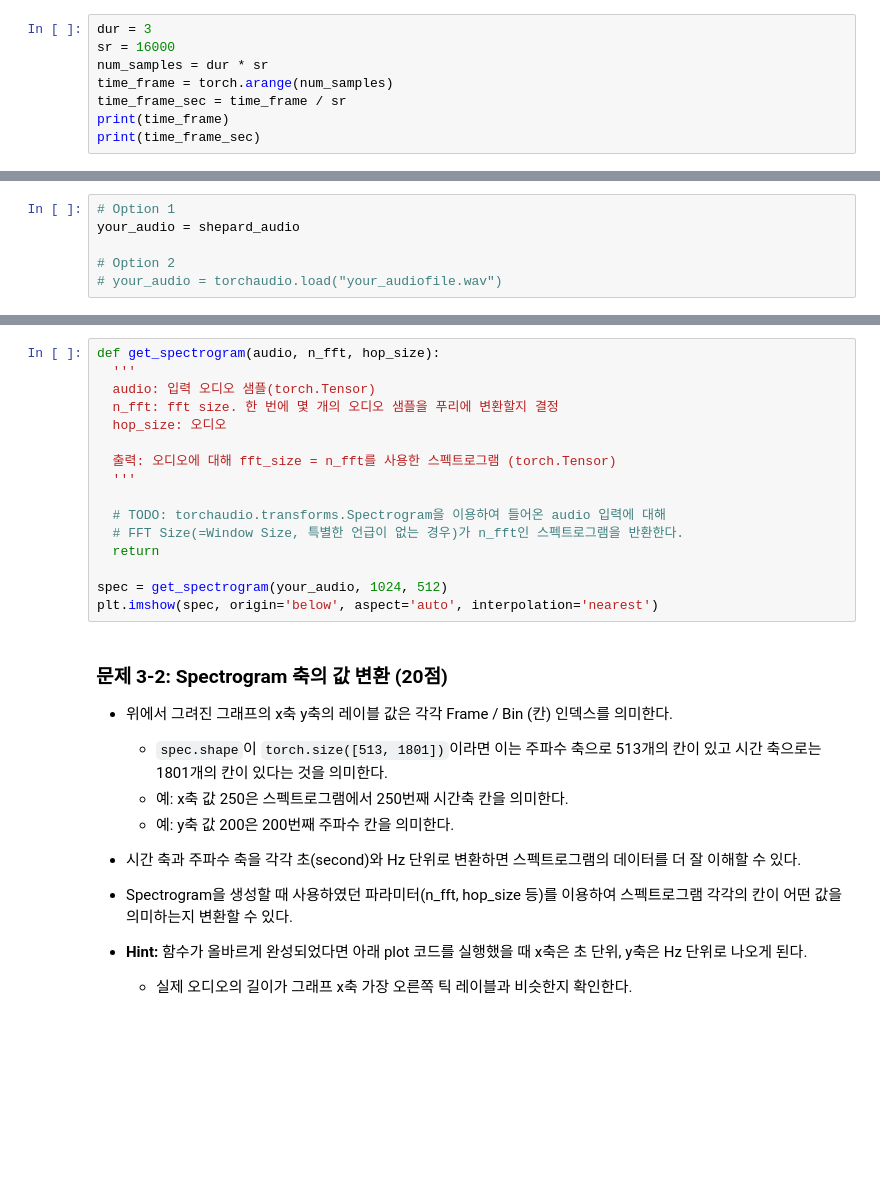
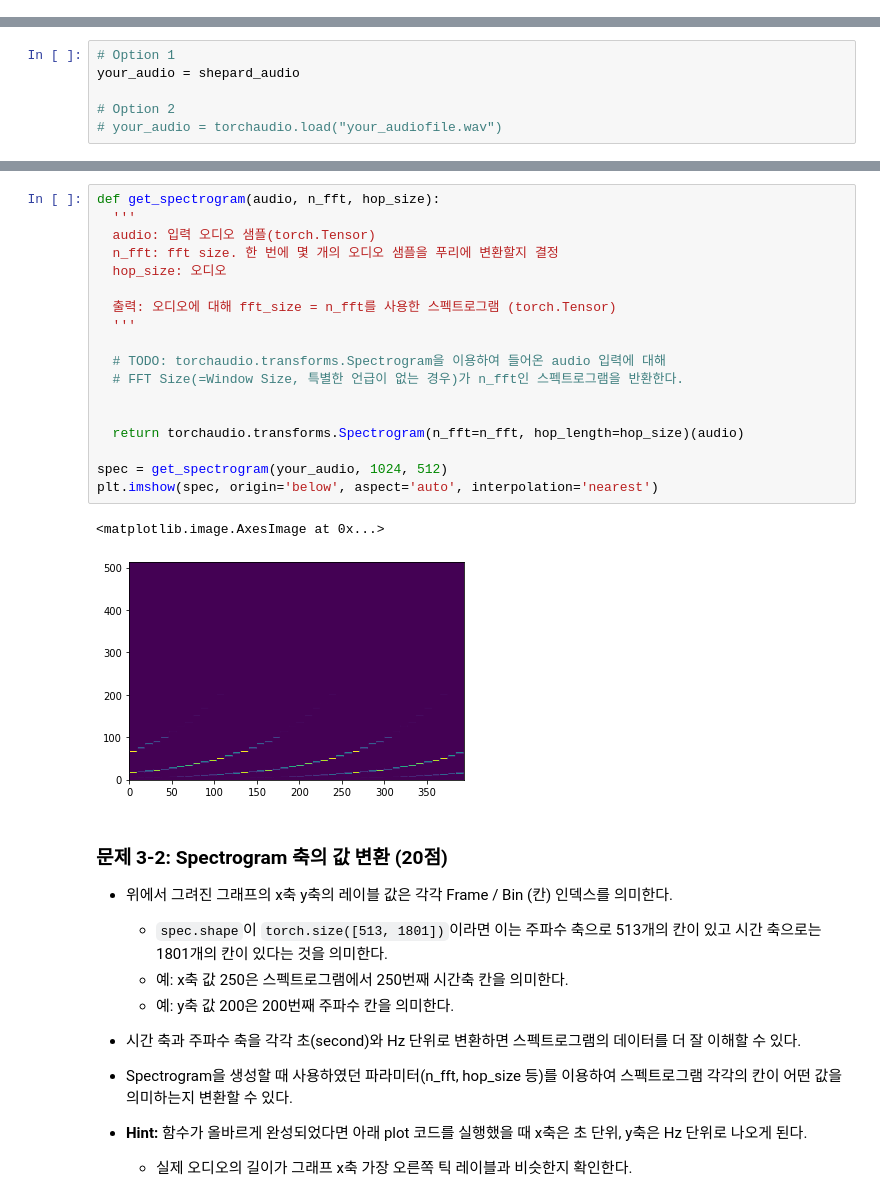
Before and after one commit to HyeonGeunY/deeplearning_for_music, a Jupyter notebook: notebooks/DL_for_MIR_Assignment_1.ipynb, the cells around one changed output, grey strips where cells are left out. Drawn from its saved outputs; the diff is of its cells as text; blank space fills up the shorter version.

```diff
--- a/notebooks/DL_for_MIR_Assignment_1.ipynb
+++ b/notebooks/DL_for_MIR_Assignment_1.ipynb
@@ -154,8 +135,0 @@ tensor([261.6255, 329.6276, 391.9954])
-# %%
-dur = 3
-sr = 16000
-num_samples = dur * sr
-time_frame = torch.arange(num_samples)
-time_frame_sec = time_frame / sr
-print(time_frame)
-print(time_frame_sec)
@@ -346,19 +490,24 @@ your_audio = shepard_audio
 # %%
 def get_spectrogram(audio, n_fft, hop_size):
   '''
   audio: 입력 오디오 샘플(torch.Tensor)
   n_fft: fft size. 한 번에 몇 개의 오디오 샘플을 푸리에 변환할지 결정
   hop_size: 오디오
 
   출력: 오디오에 대해 fft_size = n_fft를 사용한 스펙트로그램 (torch.Tensor)
   '''
 
   # TODO: torchaudio.transforms.Spectrogram을 이용하여 들어온 audio 입력에 대해
   # FFT Size(=Window Size, 특별한 언급이 없는 경우)가 n_fft인 스펙트로그램을 반환한다.
-  return
+
+
+  return torchaudio.transforms.Spectrogram(n_fft=n_fft, hop_length=hop_size)(audio)
 
 spec = get_spectrogram(your_audio, 1024, 512)
 plt.imshow(spec, origin='below', aspect='auto', interpolation='nearest')
+# %% [output]
+<matplotlib.image.AxesImage at 0x...>
+[figure, added]
 # %% [markdown]
 ### 문제 3-2: Spectrogram 축의 값 변환 (20점)
 - 위에서 그려진 그래프의 x축 y축의 레이블 값은 각각 Frame / Bin (칸) 인덱스를 의미한다.
```
Also changed, not shown: parts of 22 cells of this notebook.
